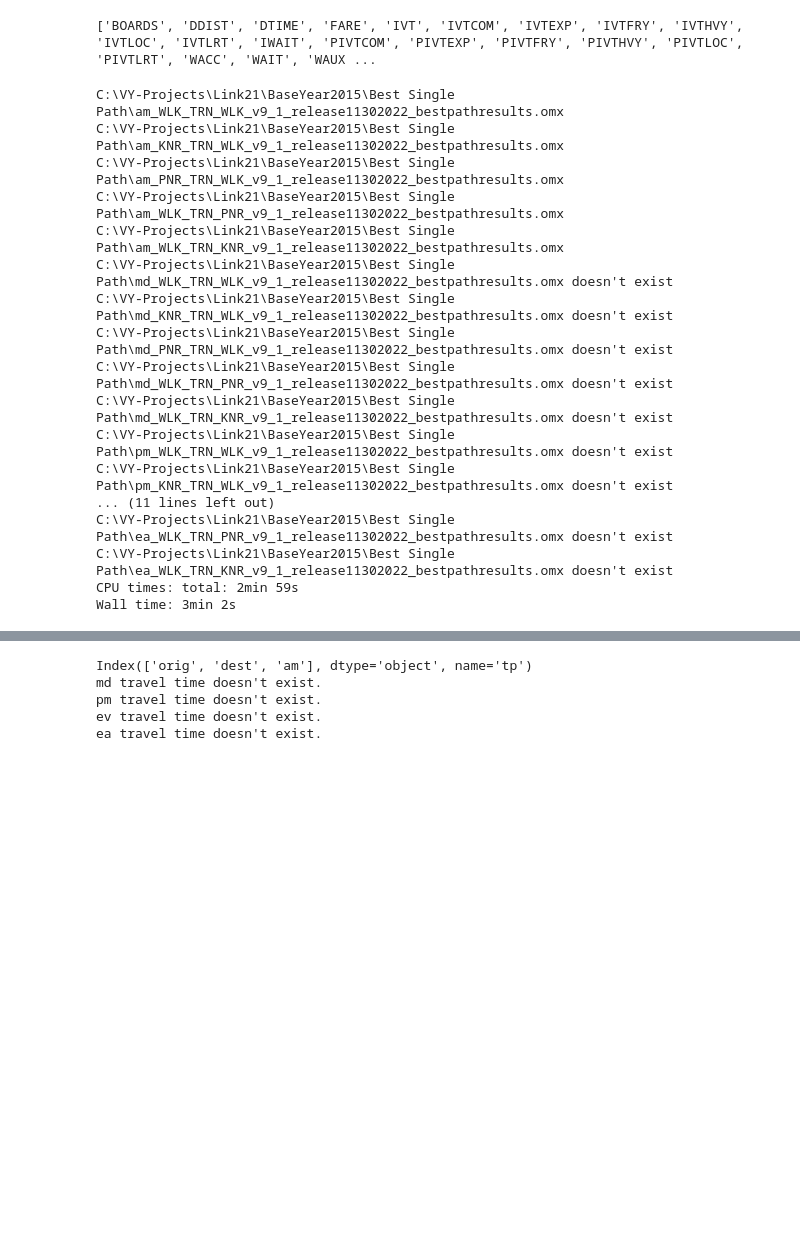
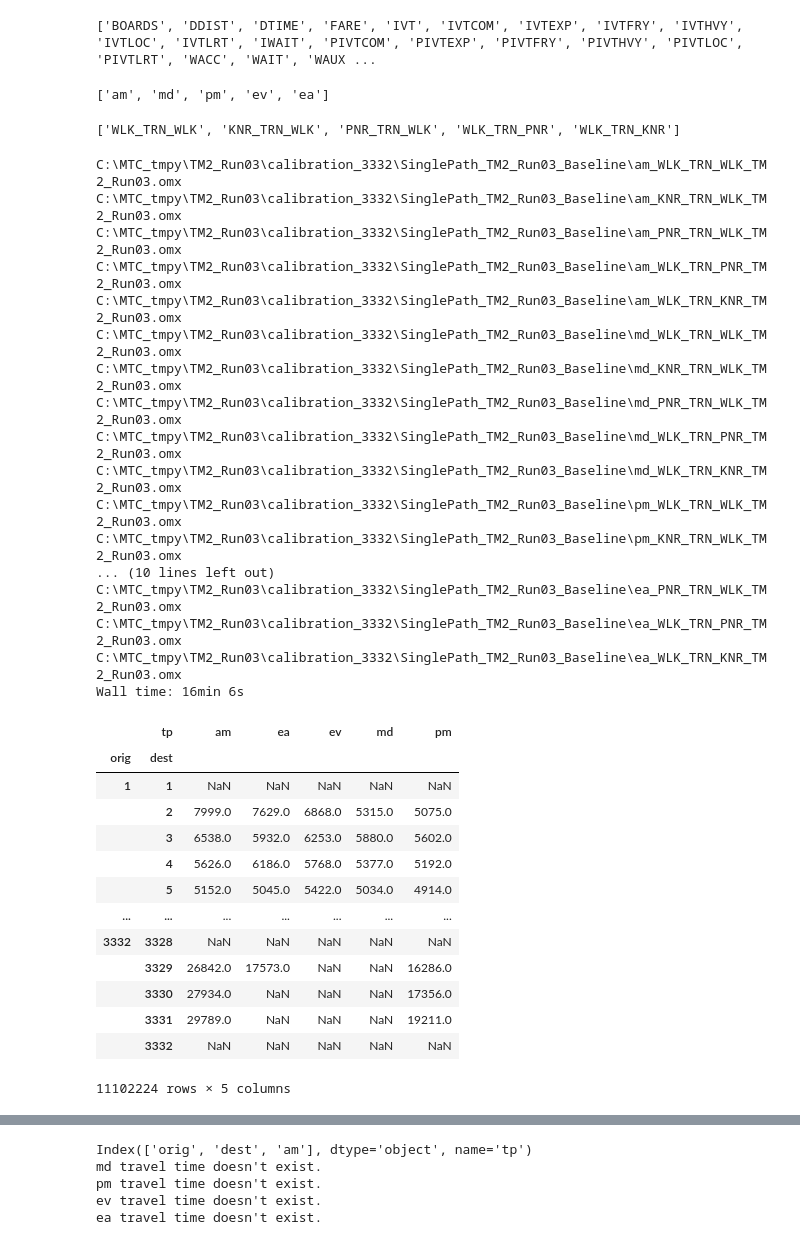
Before and after one commit to camsys/travel-model-one, a Jupyter notebook: CS_utils/Py_summary_code/7. B1 B3 Enhance connectivity.ipynb, the cells around one changed output, grey strips where cells are left out. Cells and saved outputs as stored; diff of their text form; code cells hidden in the pictures; blank space fills up the shorter version.

```diff
--- a/CS_utils/Py_summary_code/7. B1 B3 Enhance connectivity.ipynb
+++ b/CS_utils/Py_summary_code/7. B1 B3 Enhance connectivity.ipynb
@@ -53,8 +53,7 @@ skims_dir = _join(model_outputs_dir, "skims")
 #cores - 'BOARDS', 'DDIST', 'DTIME', 'FARE', 'IVT', 'IVTCOM', 'IVTEXP', 'IVTFRY', 'IVTHVY', 'IVTLOC', 'IVTLRT',
 # 'IWAIT', 'PIVTCOM', 'PIVTEXP', 'PIVTFRY', 'PIVTHVY', 'PIVTLOC', 'PIVTLRT', 'WACC', 'WAIT', 'WAUX', 'WEGR', 'XWAIT'
 
-summary_outputs = params['summary_dir']
-
+ctramp_dir = params['ctramp_dir']
 actual_tt_cores = params['total_travel_time']
 perceived_tt_cores = params['perceived_travel_time']
 time_periods = params['periods']
@@ -62,4 +61,11 @@ acc_egr = params['access_egress_modes']
 
 concept_id = params['concept_id']
 summary_columns = params['final_columns']
+
+preprocess_dir = _join(ctramp_dir, '_pre_process_files')
+perf_measure_columns = params['final_columns']
+period = params['periods']
+summary_dir = params['summary_dir']
+
+best_path_skim_extension = params['best_path_skim_extension']
 # %%
@@ -77,5 +79,13 @@ print(df)
 # %% [output]
 ['BOARDS', 'DDIST', 'DTIME', 'FARE', 'IVT', 'IVTCOM', 'IVTEXP', 'IVTFRY', 'IVTHVY', 'IVTLOC', 'IVTLRT', 'IWAIT', 'PIVTCOM', 'PIVTEXP', 'PIVTFRY', 'PIVTHVY', 'PIVTLOC', 'PIVTLRT', 'WACC', 'WAIT', 'WAUX ...
+# %%
+time_periods
+# %% [output]
+['am', 'md', 'pm', 'ev', 'ea']
+# %%
+acc_egr
+# %% [output]
+['WLK_TRN_WLK', 'KNR_TRN_WLK', 'PNR_TRN_WLK', 'WLK_TRN_PNR', 'WLK_TRN_KNR']
 # %%
 %%time
 # find the best path with lowest travel time for each time period
@@ -87,7 +97,7 @@ for per in time_periods:
     perc_df = []
     tt_df = []
     for acc in acc_egr:
-        file_name = _join(params['best_path_skim_dir'], per+'_'+acc+'_v9_1_release11302022_bestpathresults.omx')
+        file_name = _join(params['best_path_skim_dir'], per+'_'+acc+ best_path_skim_extension+'.omx')
         if os.path.exists(file_name):
             print(file_name)
             skim = omx.open_file(file_name)
@@ -149,21 +159,21 @@ all_tod_tt = pd.pivot(all_tod_tt, index=['orig', 'dest'], columns = ['tp'], valu
 perc_tod_tt = pd.concat(perc_tod_tt)
 perc_tod_tt = pd.pivot(perc_tod_tt, index=['orig', 'dest'], columns = ['tp'], values = 'min_tt')
 # %% [output]
-C:\VY-Projects\Link21\BaseYear2015\Best Single Path\am_WLK_TRN_WLK_v9_1_release11302022_bestpathresults.omx
-C:\VY-Projects\Link21\BaseYear2015\Best Single Path\am_KNR_TRN_WLK_v9_1_release11302022_bestpathresults.omx
-C:\VY-Projects\Link21\BaseYear2015\Best Single Path\am_PNR_TRN_WLK_v9_1_release11302022_bestpathresults.omx
-C:\VY-Projects\Link21\BaseYear2015\Best Single Path\am_WLK_TRN_PNR_v9_1_release11302022_bestpathresults.omx
-C:\VY-Projects\Link21\BaseYear2015\Best Single Path\am_WLK_TRN_KNR_v9_1_release11302022_bestpathresults.omx
-C:\VY-Projects\Link21\BaseYear2015\Best Single Path\md_WLK_TRN_WLK_v9_1_release11302022_bestpathresults.omx doesn't exist
-C:\VY-Projects\Link21\BaseYear2015\Best Single Path\md_KNR_TRN_WLK_v9_1_release11302022_bestpathresults.omx doesn't exist
-C:\VY-Projects\Link21\BaseYear2015\Best Single Path\md_PNR_TRN_WLK_v9_1_release11302022_bestpathresults.omx doesn't exist
-C:\VY-Projects\Link21\BaseYear2015\Best Single Path\md_WLK_TRN_PNR_v9_1_release11302022_bestpathresults.omx doesn't exist
-C:\VY-Projects\Link21\BaseYear2015\Best Single Path\md_WLK_TRN_KNR_v9_1_release11302022_bestpathresults.omx doesn't exist
-C:\VY-Projects\Link21\BaseYear2015\Best Single Path\pm_WLK_TRN_WLK_v9_1_release11302022_bestpathresults.omx doesn't exist
-C:\VY-Projects\Link21\BaseYear2015\Best Single Path\pm_KNR_TRN_WLK_v9_1_release11302022_bestpathresults.omx doesn't exist
-... (11 lines left out)
-C:\VY-Projects\Link21\BaseYear2015\Best Single Path\ea_WLK_TRN_PNR_v9_1_release11302022_bestpathresults.omx doesn't exist
-C:\VY-Projects\Link21\BaseYear2015\Best Single Path\ea_WLK_TRN_KNR_v9_1_release11302022_bestpathresults.omx doesn't exist
-CPU times: total: 2min 59s
-Wall time: 3min 2s
+C:\MTC_tmpy\TM2_Run03\calibration_3332\SinglePath_TM2_Run03_Baseline\am_WLK_TRN_WLK_TM2_Run03.omx
+C:\MTC_tmpy\TM2_Run03\calibration_3332\SinglePath_TM2_Run03_Baseline\am_KNR_TRN_WLK_TM2_Run03.omx
+C:\MTC_tmpy\TM2_Run03\calibration_3332\SinglePath_TM2_Run03_Baseline\am_PNR_TRN_WLK_TM2_Run03.omx
+C:\MTC_tmpy\TM2_Run03\calibration_3332\SinglePath_TM2_Run03_Baseline\am_WLK_TRN_PNR_TM2_Run03.omx
+C:\MTC_tmpy\TM2_Run03\calibration_3332\SinglePath_TM2_Run03_Baseline\am_WLK_TRN_KNR_TM2_Run03.omx
+C:\MTC_tmpy\TM2_Run03\calibration_3332\SinglePath_TM2_Run03_Baseline\md_WLK_TRN_WLK_TM2_Run03.omx
+C:\MTC_tmpy\TM2_Run03\calibration_3332\SinglePath_TM2_Run03_Baseline\md_KNR_TRN_WLK_TM2_Run03.omx
+C:\MTC_tmpy\TM2_Run03\calibration_3332\SinglePath_TM2_Run03_Baseline\md_PNR_TRN_WLK_TM2_Run03.omx
+C:\MTC_tmpy\TM2_Run03\calibration_3332\SinglePath_TM2_Run03_Baseline\md_WLK_TRN_PNR_TM2_Run03.omx
+C:\MTC_tmpy\TM2_Run03\calibration_3332\SinglePath_TM2_Run03_Baseline\md_WLK_TRN_KNR_TM2_Run03.omx
+C:\MTC_tmpy\TM2_Run03\calibration_3332\SinglePath_TM2_Run03_Baseline\pm_WLK_TRN_WLK_TM2_Run03.omx
+C:\MTC_tmpy\TM2_Run03\calibration_3332\SinglePath_TM2_Run03_Baseline\pm_KNR_TRN_WLK_TM2_Run03.omx
+... (10 lines left out)
+C:\MTC_tmpy\TM2_Run03\calibration_3332\SinglePath_TM2_Run03_Baseline\ea_PNR_TRN_WLK_TM2_Run03.omx
+C:\MTC_tmpy\TM2_Run03\calibration_3332\SinglePath_TM2_Run03_Baseline\ea_WLK_TRN_PNR_TM2_Run03.omx
+C:\MTC_tmpy\TM2_Run03\calibration_3332\SinglePath_TM2_Run03_Baseline\ea_WLK_TRN_KNR_TM2_Run03.omx
+Wall time: 16min 6s
 # %%
@@ -172,3 +182,20 @@ perc_tod_tt.to_parquet(_join(params['best_path_skim_dir'], 'tod_min_perceived_tr
+# %%
+perc_tod_tt
+# %% [output]
+|  | tp | am | ea | ev | md | pm |
+| orig | dest |  |  |  |  |  |
+| 1 | 1 | NaN | NaN | NaN | NaN | NaN |
+|  | 2 | 7999.0 | 7629.0 | 6868.0 | 5315.0 | 5075.0 |
+|  | 3 | 6538.0 | 5932.0 | 6253.0 | 5880.0 | 5602.0 |
+|  | 4 | 5626.0 | 6186.0 | 5768.0 | 5377.0 | 5192.0 |
+|  | 5 | 5152.0 | 5045.0 | 5422.0 | 5034.0 | 4914.0 |
+| ... | ... | ... | ... | ... | ... | ... |
+| 3332 | 3328 | NaN | NaN | NaN | NaN | NaN |
+|  | 3329 | 26842.0 | 17573.0 | NaN | NaN | 16286.0 |
+|  | 3330 | 27934.0 | NaN | NaN | NaN | 17356.0 |
+|  | 3331 | 29789.0 | NaN | NaN | NaN | 19211.0 |
+|  | 3332 | NaN | NaN | NaN | NaN | NaN |
+11102224 rows × 5 columns
 # %%
 #Read data
 
```
Also changed, not shown: parts of 11 cells of this notebook, 9 other files.
